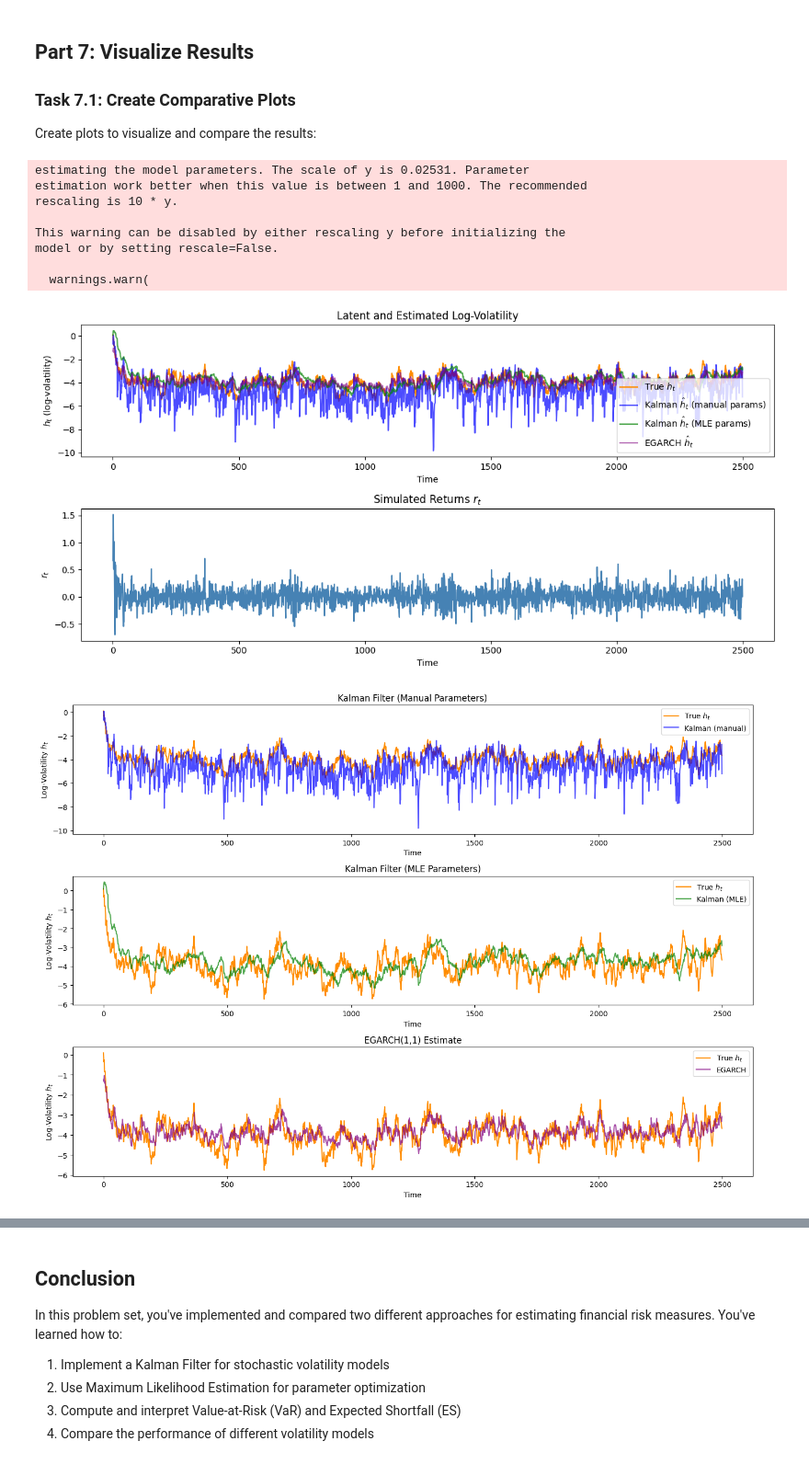
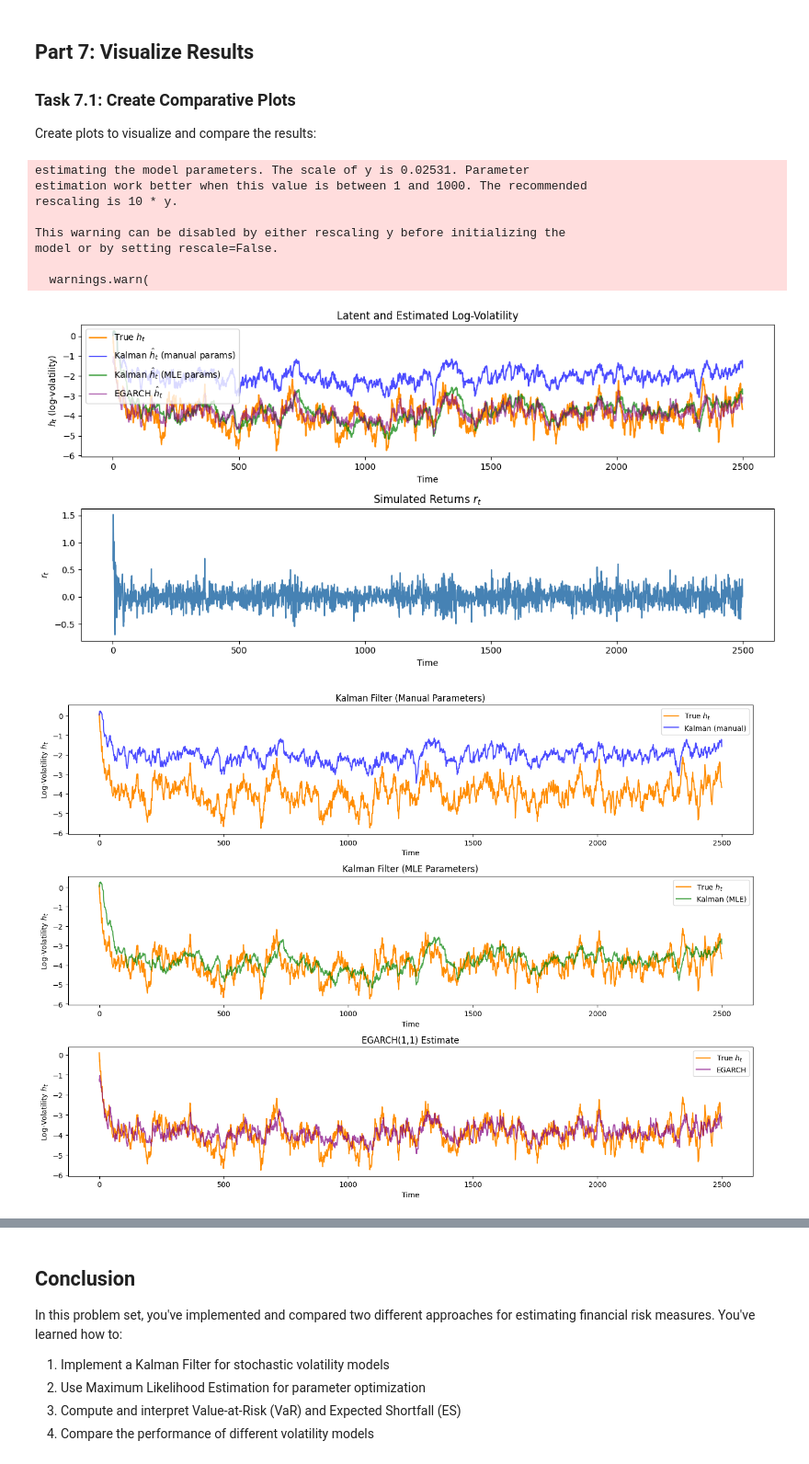
Before and after one commit to joseManuelAyala/2GradedProblemSet, a Jupyter notebook: KF_ProblemSet_Student_Part2_MUSparsity-checkpoint.ipynb, the cells around one changed output, grey strips where cells are left out. Shown: that part at 92% size. Saved outputs shown, nothing was run; the diff lists cells and outputs as text; code cells hidden in the pictures.

```diff
--- a/KF_ProblemSet_Student_Part2_MUSparsity-checkpoint.ipynb
+++ b/KF_ProblemSet_Student_Part2_MUSparsity-checkpoint.ipynb
@@ -72,7 +72,7 @@ initial_state_var = 1
 # Define function for MLE for the SV Model
 def kalman_filter_objfcn(theta, y):
     phi, sigma_eta = theta
-    a = -1.2704
+    a = -1.27
     B = 1.0
     H = np.pi**2 / 2
     Q = sigma_eta ** 2
@@ -377,15 +377,15 @@ r = np.exp(0.5 * h_true) * xi
 log_squared_returns = np.log(r**2 + 1e-6)
 
 # Define Parameters for the Kalman Filter
-a = 0
+a = -1.2704
 B = 1.0
-H = 0.2
+H = np.pi**2 / 2
 
 c = 0
 Q = vol_vol ** 2
 
 initial_state_mean = 0
-initial_state_var = 1
+initial_state_var = Q / (1 - volatility_persistence ** 2)
 
 # Call Kalman Filter
 filtered_means, filtered_vars, _, _ = kalman_filter(log_squared_returns, a, B, volatility_persistence, H, Q,
@@ -509,32 +509,32 @@ plt.figure(figsize=(12, 5))
 plt.plot(r, label='Returns', color='steelblue')
 plt.plot(VaR_kalman, label='VaR 1% (Kalman)', color='green')
 plt.plot(ES_kalman, label='ES 1% (Kalman)', color='limegreen', linestyle='--')
 plt.title("Kalman Filter: 1% Value-at-Risk and Expected Shortfall")
 plt.xlabel("Time")
 plt.ylabel("Return")
 plt.legend()
 plt.tight_layout()
 plt.show()
 
 # Plot VaR and ES of the EGARCH approach
 plt.figure(figsize=(12, 5))
 plt.plot(r, label='Returns', color='steelblue')
 plt.plot(VaR_egarch, label='VaR 1% (EGARCH)', color='purple')
 plt.plot(ES_egarch, label='ES 1% (EGARCH)', color='violet', linestyle='--')
 plt.title("EGARCH(1,1): 1% Value-at-Risk and Expected Shortfall")
 plt.xlabel("Time")
 plt.ylabel("Return")
 plt.legend()
 plt.tight_layout()
 plt.show()
 # %% [output]
 estimating the model parameters. The scale of y is 0.02531. Parameter
 estimation work better when this value is between 1 and 1000. The recommended
 rescaling is 10 * y.
 
 This warning can be disabled by either rescaling y before initializing the
 model or by setting rescale=False.
 
   warnings.warn(
-[figure, old version]
+[figure, new version]
-[figure, old version]
+[figure, new version]
```
Also changed, not shown: parts of 1 cell of this notebook, 1 other file.
